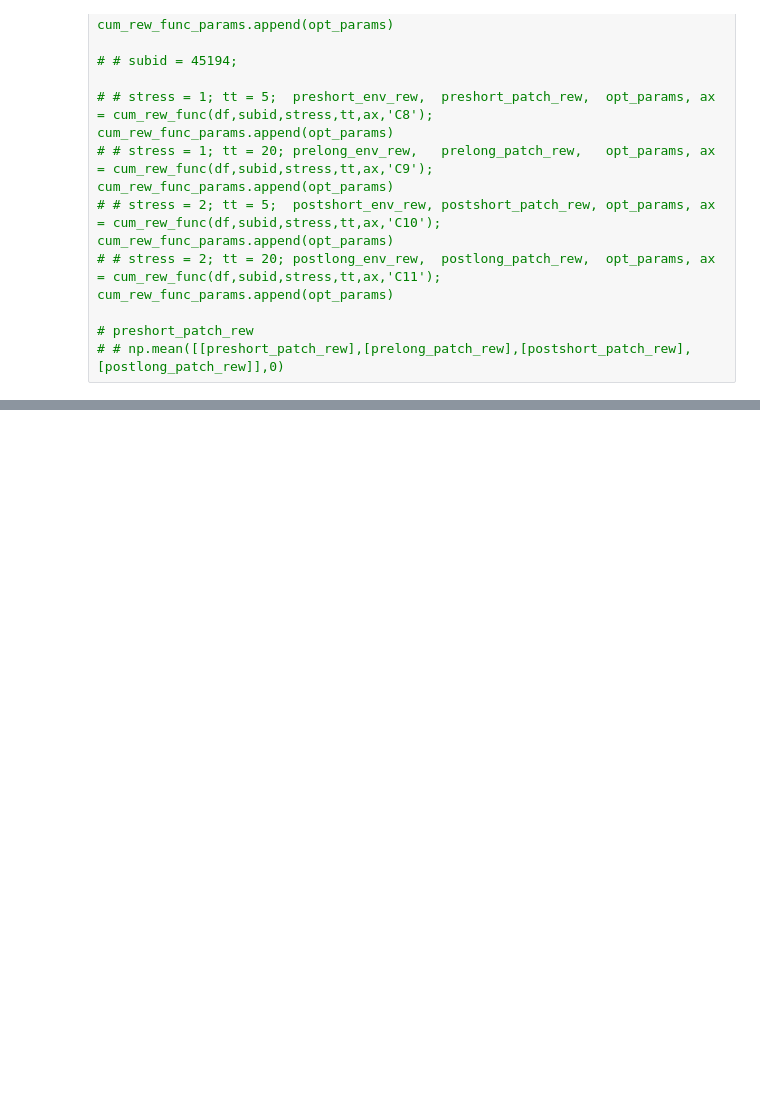
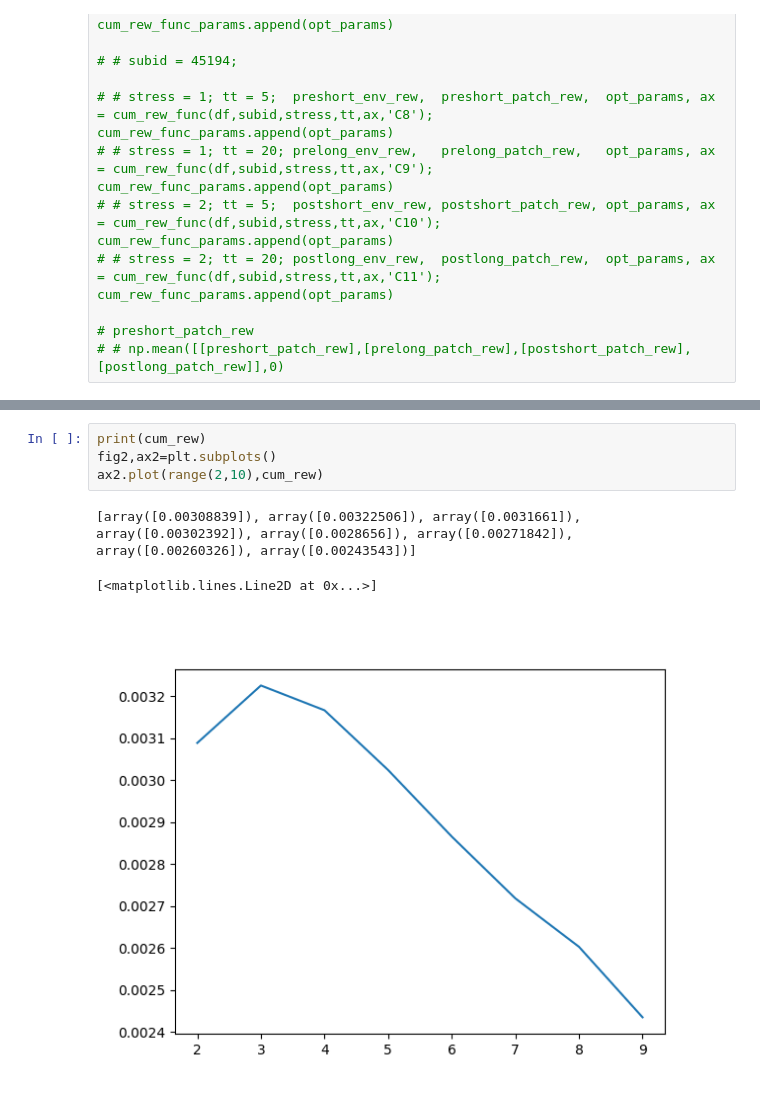
Before and after one commit to promitmoitra/frg, a Jupyter notebook: hssm/frg_nb.ipynb, the cells around one changed output, grey strips where cells are left out. Cells and saved outputs as stored; diff of their text form; blank space fills up the shorter version.

```diff
--- a/hssm/frg_nb.ipynb
+++ b/hssm/frg_nb.ipynb
@@ -222,0 +275,8 @@ t_data = np.cumsum(t_data)
+# %%
+print(cum_rew)
+fig2,ax2=plt.subplots()
+ax2.plot(range(2,10),cum_rew)
+# %% [output]
+[array([0.00308839]), array([0.00322506]), array([0.0031661]), array([0.00302392]), array([0.0028656]), array([0.00271842]), array([0.00260326]), array([0.00243543])]
+[<matplotlib.lines.Line2D at 0x...>]
+[figure, added]
```
Also changed, not shown: parts of 6 cells of this notebook.
